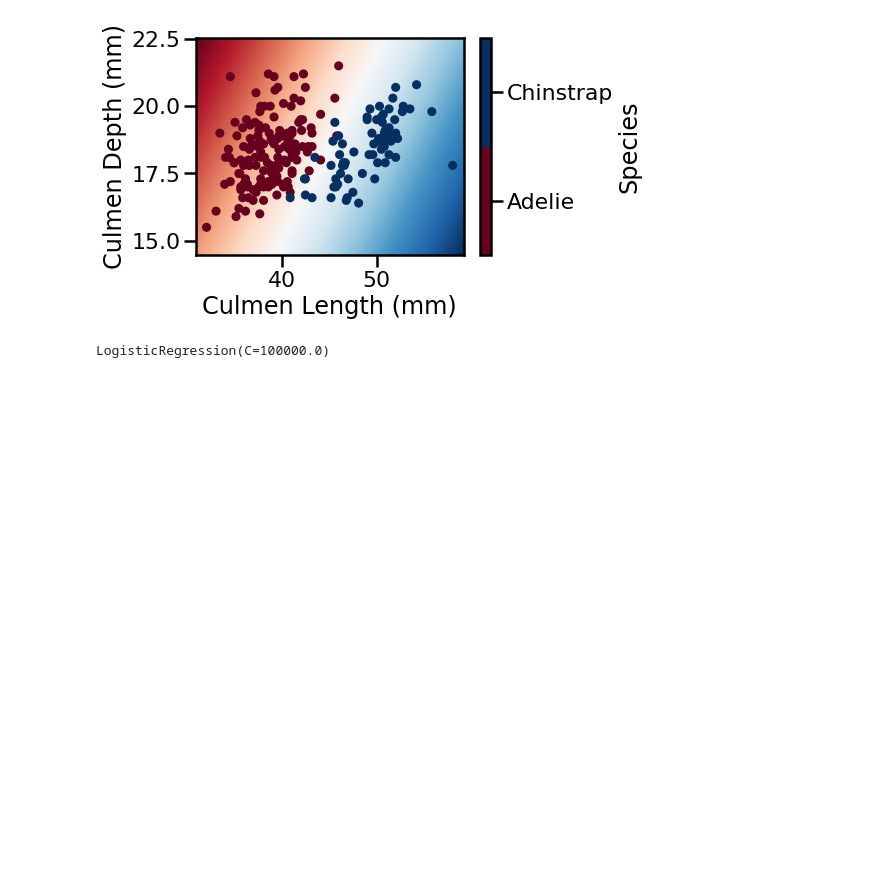
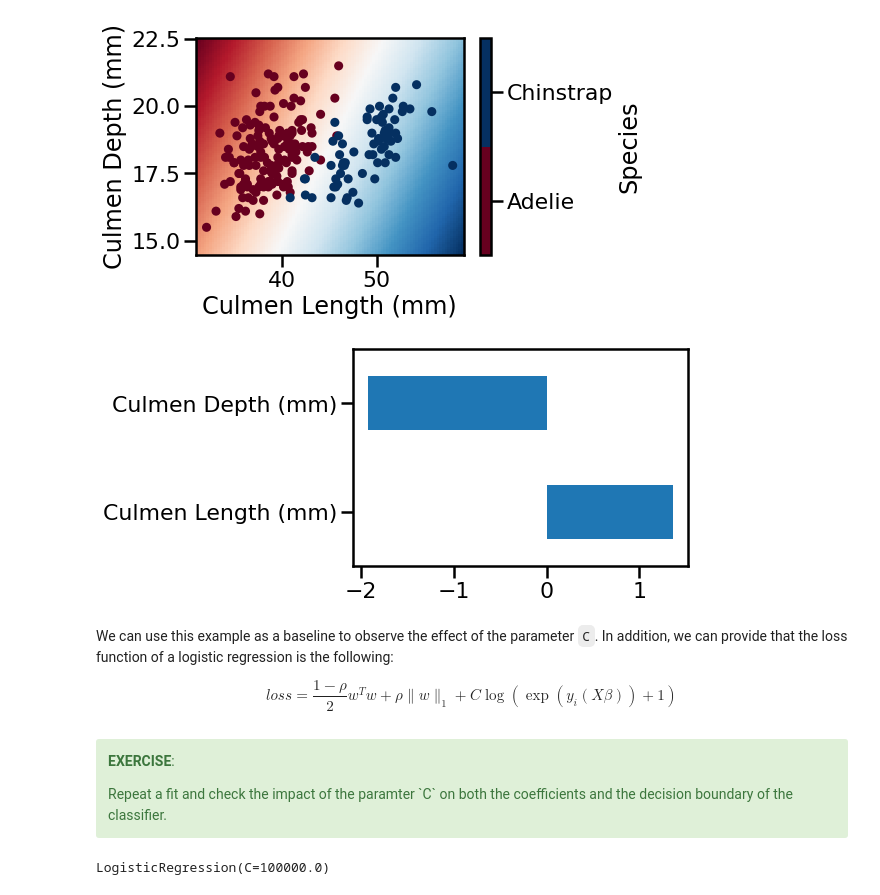
Before and after one commit to glemaitre/datascience_middle_course, a Jupyter notebook: 02_linear_models/02_linear_model_regularization.ipynb, the cells around one changed output. Saved outputs shown, nothing was run; the diff lists cells and outputs as text; code cells hidden in the pictures; blank space fills up the shorter version.

```diff
--- a/02_linear_models/02_linear_model_regularization.ipynb
+++ b/02_linear_models/02_linear_model_regularization.ipynb
@@ -204,6 +293,22 @@ _ = data.plot.scatter(
 )
 # %% [output]
 [figure]
+# %%
+coef = pd.Series(model.coef_[0], index=X.columns)
+_ = coef.plot.barh()
+# %% [output]
+[figure, added]
+# %% [markdown]
+We can use this example as a baseline to observe the effect of the parameter `C`. In addition, we can provide that the loss function of a logistic regression is the following:
+
+$$
+loss = \frac{1 - \rho}{2} w^T w + \rho \|w\|_1 + C \log ( \exp (y_i (X \beta)) + 1)
+$$
+# %% [markdown]
+<div class="alert alert-success">
+    <p><b>EXERCISE</b>:</p>
+    Repeat a fit and check the impact of the paramter `C` on both the coefficients and the decision boundary of the classifier.
+</div>
 # %%
 model = LogisticRegression(C=1e5)
 model.fit(X, y)
```
Also changed, not shown: parts of 31 cells of this notebook, 1 other file.
